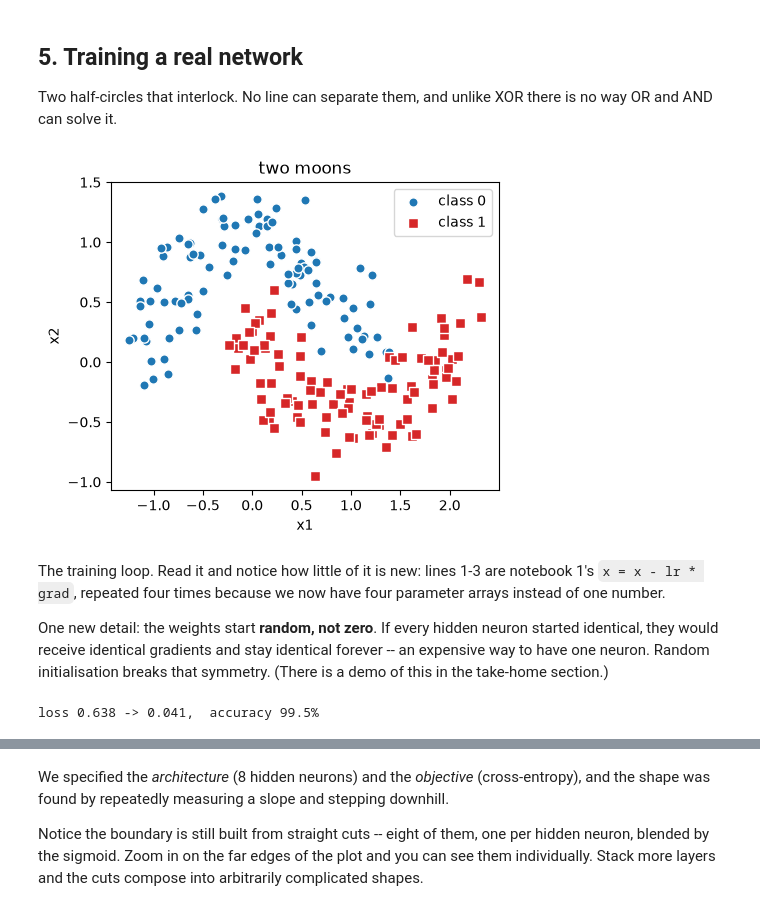
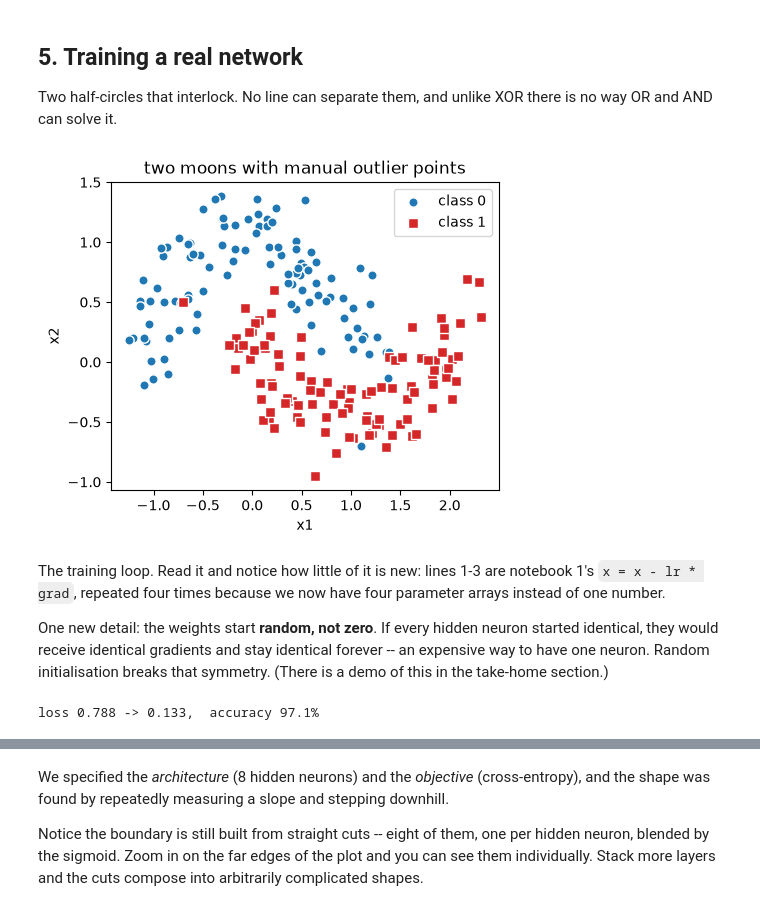
Before and after one commit to KishanDeka/vistula-workshop, a Jupyter notebook: arazim/notebooks/03_backpropagation_solutions.ipynb, the cells around one changed output, grey strips where cells are left out. Drawn from its saved outputs; the diff is of its cells as text; code cells hidden in the pictures.

```diff
--- a/arazim/notebooks/03_backpropagation_solutions.ipynb
+++ b/arazim/notebooks/03_backpropagation_solutions.ipynb
@@ -176,17 +169,31 @@ there is no way OR and AND can solve it.
 # %%
 def make_moons(n=200, noise=0.2):
     t = np.linspace(0, np.pi, n // 2)
     outer = np.c_[np.cos(t), np.sin(t)]
     inner = np.c_[1 - np.cos(t), 0.5 - np.sin(t)]
     X = np.vstack([outer, inner]) + np.random.normal(0, noise, (n, 2))
     y = np.hstack([np.zeros(n // 2), np.ones(n // 2)]).reshape(-1, 1)
+
+    # Add manual outlier/noise points
+    extra_X = np.array([
+        [0.5, 0.6],
+        [0.2, -0.2],
+        [0.8, 0.7],
+        [-0.7, 0.5],
+        [1.1, -0.7]
+    ])
+    extra_y = np.array([[0], [1], [0], [1], [0]])
+
+    X = np.vstack([X, extra_X])
+    y = np.vstack([y, extra_y])
     return X, y
+
 
 np.random.seed(0)
 X, y = make_moons()
-wu.plot_points(X, y); plt.legend(); plt.title("two moons"); plt.show()
+wu.plot_points(X, y); plt.legend(); plt.title("two moons with manual outlier points"); plt.show()
 # %% [output]
-[figure, old version]
+[figure, new version]
 # %% [markdown]
 The training loop. Read it and notice how little of it is new: lines 1-3 are
 notebook 1's `x = x - lr * grad`, repeated four times because we now have four
@@ -197,8 +204,8 @@ started identical, they would receive identical gradients and stay identical
 forever -- an expensive way to have one neuron. Random initialisation breaks
 that symmetry. (There is a demo of this in the take-home section.)
 # %%
-H = 8                       # hidden neurons
-lr = 1.0
+H = 5                     # hidden neurons
+lr = 0.5
 n_epochs = 4000
 
 np.random.seed(2)
@@ -222,7 +229,7 @@ for epoch in range(n_epochs + 1):
 accuracy = np.mean((a2 > 0.5) == y)
 print(f"loss {history[0]:.3f} -> {history[-1]:.3f},  accuracy {accuracy:.1%}")
 # %% [output]
-loss 0.638 -> 0.041,  accuracy 99.5%
+loss 0.788 -> 0.133,  accuracy 97.1%
 # %%
 fig, axes = plt.subplots(2, 3, figsize=(14, 8))
 for ax, (epoch, w1, bb1, w2, bb2) in zip(axes.ravel(), snapshots):
```
Also changed, not shown: parts of 3 cells of this notebook, 4 other files.
